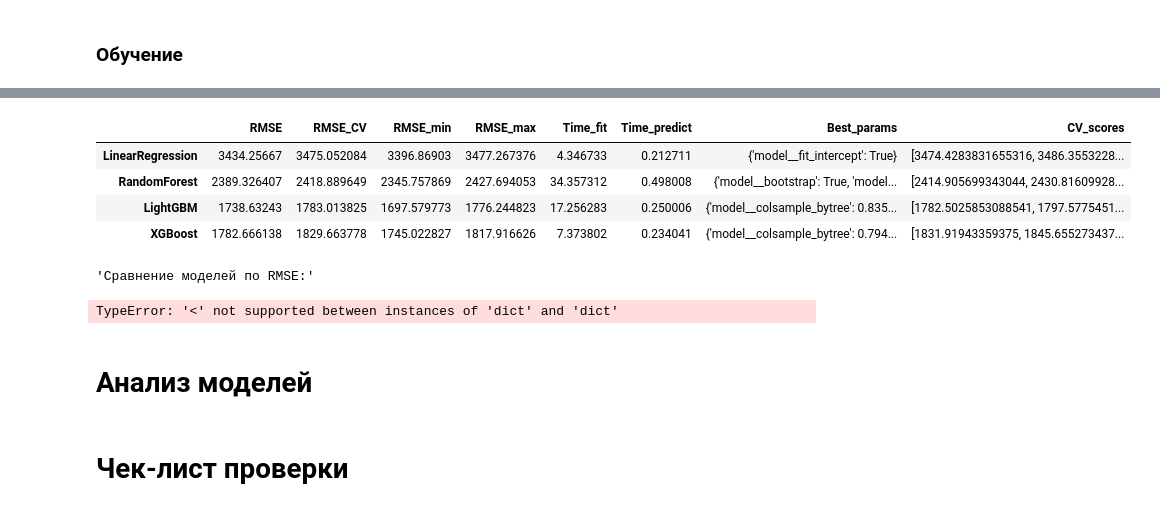
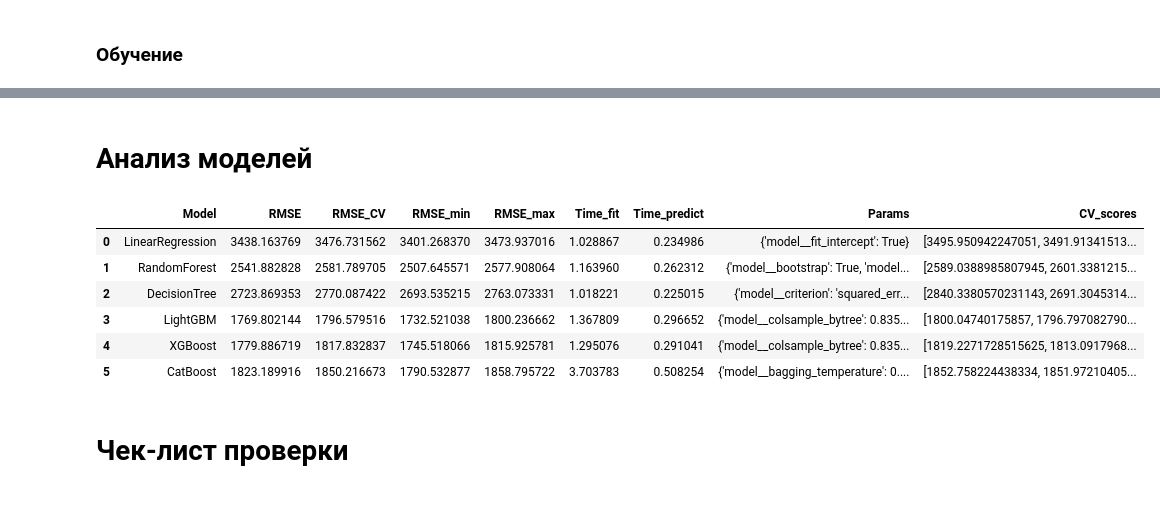
Before and after one commit to Ankudar/yandex_practicum_ds, a Jupyter notebook: 10) Chislennie_metodi/15d5adf9-246c-4b56-a6a8-43d94bd8231e.ipynb, the cells around one changed output, grey strips where cells are left out. Cells and saved outputs as stored; diff of their text form; code cells hidden in the pictures.

```diff
--- a/10) Chislennie_metodi/15d5adf9-246c-4b56-a6a8-43d94bd8231e.ipynb
+++ b/10) Chislennie_metodi/15d5adf9-246c-4b56-a6a8-43d94bd8231e.ipynb
@@ -663,12 +675,13 @@ preprocessor_tree = ColumnTransformer(
     ]
 )
 # %%
-# модели
 models = {
     "LinearRegression": (LinearRegression(), preprocessor_linear),
-    "RandomForest": (RandomForestRegressor(random_state=RANDOM_STATE), preprocessor_tree),
-    "LightGBM": (LGBMRegressor(random_state=RANDOM_STATE), preprocessor_tree),
-    "XGBoost": (XGBRegressor(random_state=RANDOM_STATE, verbosity=0), preprocessor_tree)
+    "RandomForest": (RandomForestRegressor(random_state=RANDOM_STATE, n_jobs=N_JOBS), preprocessor_tree),
+    "DecisionTree": (DecisionTreeRegressor(random_state=RANDOM_STATE), preprocessor_tree),
+    "LightGBM": (LGBMRegressor(random_state=RANDOM_STATE, n_jobs=N_JOBS, verbosity=-1), preprocessor_tree),
+    "XGBoost": (XGBRegressor(random_state=RANDOM_STATE, n_jobs=N_JOBS, verbosity=0), preprocessor_tree),
+    "CatBoost": (CatBoostRegressor(random_state=RANDOM_STATE, task_type="CPU", thread_count=N_JOBS, verbose=0), preprocessor_tree)
 }
 # %%
 param_grids = {
@@ -677,16 +690,16 @@ param_grids = {
     },
 
     "DecisionTree": {
-        "model__criterion": ["squared_error", "friedman_mse", "absolute_error"],
-        "model__max_depth": randint(5, 15),
+        "model__criterion": ["squared_error"],
+        "model__max_depth": randint(4, 10),
         "model__min_samples_split": randint(2, 10),
         "model__min_samples_leaf": randint(2, 5),
-        "model__max_features": ["sqrt", "log2", None],
+        "model__max_features": ["sqrt", "log2"],
     },
 
     "RandomForest": {
-        "model__n_estimators": randint(100, 150),
-        "model__max_depth": randint(5, 15),
+        "model__n_estimators": randint(20, 50),
+        "model__max_depth": randint(4, 10),
         "model__min_samples_split": randint(2, 10),
         "model__min_samples_leaf": randint(2, 5),
         "model__max_features": ["sqrt", "log2"],
@@ -715,7 +728,16 @@ param_grids = {
         "model__min_child_weight": randint(1, 10),
         "model__reg_alpha": uniform(0.0, 1.0),
         "model__reg_lambda": uniform(0.0, 1.0),
-        "model__verbosity": [0],
+    },
+
+    "CatBoost": {
+        "model__iterations": randint(100, 300),
+        "model__depth": randint(3, 10),
+        "model__learning_rate": uniform(0.01, 0.3),
+        "model__l2_leaf_reg": uniform(1.0, 5.0),
+        "model__border_count": randint(32, 255),
+        "model__bagging_temperature": uniform(0.0, 1.0),
+        "model__random_strength": uniform(0.0, 1.0),
     },
 }
 # %%
@@ -849,21 +832,16 @@ And if memory is not enough, you can set `force_col_wise=true`.
-# %%
-# итоговая таблица
-pd.DataFrame(results).T
-# %% [output]
-|  | RMSE | RMSE_CV | RMSE_min | RMSE_max | Time_fit | Time_predict | Best_params | CV_scores |
-| LinearRegression | 3434.25667 | 3475.052084 | 3396.86903 | 3477.267376 | 4.346733 | 0.212711 | {'model__fit_intercept': True} | [3474.4283831655316, 3486.3553228... |
-| RandomForest | 2389.326407 | 2418.889649 | 2345.757869 | 2427.694053 | 34.357312 | 0.498008 | {'model__bootstrap': True, 'model... | [2414.905699343044, 2430.81609928... |
-| LightGBM | 1738.63243 | 1783.013825 | 1697.579773 | 1776.244823 | 17.256283 | 0.250006 | {'model__colsample_bytree': 0.835... | [1782.5025853088541, 1797.5775451... |
-| XGBoost | 1782.666138 | 1829.663778 | 1745.022827 | 1817.916626 | 7.373802 | 0.234041 | {'model__colsample_bytree': 0.794... | [1831.91943359375, 1845.655273437... |
-# %%
-display("Сравнение моделей по RMSE:")
-for name, score in sorted(results.items(), key=lambda x: x[1]):
-    print(f"{name}: {score:.4f}")
-# %% [output]
-'Сравнение моделей по RMSE:'
-TypeError: '<' not supported between instances of 'dict' and 'dict'
 # %% [markdown]
 # Анализ моделей
+# %%
+# итоговая таблица
+pd.DataFrame(results)
+# %% [output]
+|  | Model | RMSE | RMSE_CV | RMSE_min | RMSE_max | Time_fit | Time_predict | Params | CV_scores |
+| 0 | LinearRegression | 3438.163769 | 3476.731562 | 3401.268370 | 3473.937016 | 1.028867 | 0.234986 | {'model__fit_intercept': True} | [3495.950942247051, 3491.91341513... |
+| 1 | RandomForest | 2541.882828 | 2581.789705 | 2507.645571 | 2577.908064 | 1.163960 | 0.262312 | {'model__bootstrap': True, 'model... | [2589.0388985807945, 2601.3381215... |
+| 2 | DecisionTree | 2723.869353 | 2770.087422 | 2693.535215 | 2763.073331 | 1.018221 | 0.225015 | {'model__criterion': 'squared_err... | [2840.3380570231143, 2691.3045314... |
+| 3 | LightGBM | 1769.802144 | 1796.579516 | 1732.521038 | 1800.236662 | 1.367809 | 0.296652 | {'model__colsample_bytree': 0.835... | [1800.04740175857, 1796.797082790... |
+| 4 | XGBoost | 1779.886719 | 1817.832837 | 1745.518066 | 1815.925781 | 1.295076 | 0.291041 | {'model__colsample_bytree': 0.835... | [1819.2271728515625, 1813.0917968... |
+| 5 | CatBoost | 1823.189916 | 1850.216673 | 1790.532877 | 1858.795722 | 3.703783 | 0.508254 | {'model__bagging_temperature': 0.... | [1852.758224438334, 1851.97210405... |
 # %% [markdown]
 # Чек-лист проверки
 # %% [markdown]
```
Also changed, not shown: parts of 5 cells of this notebook, 1 other file.
